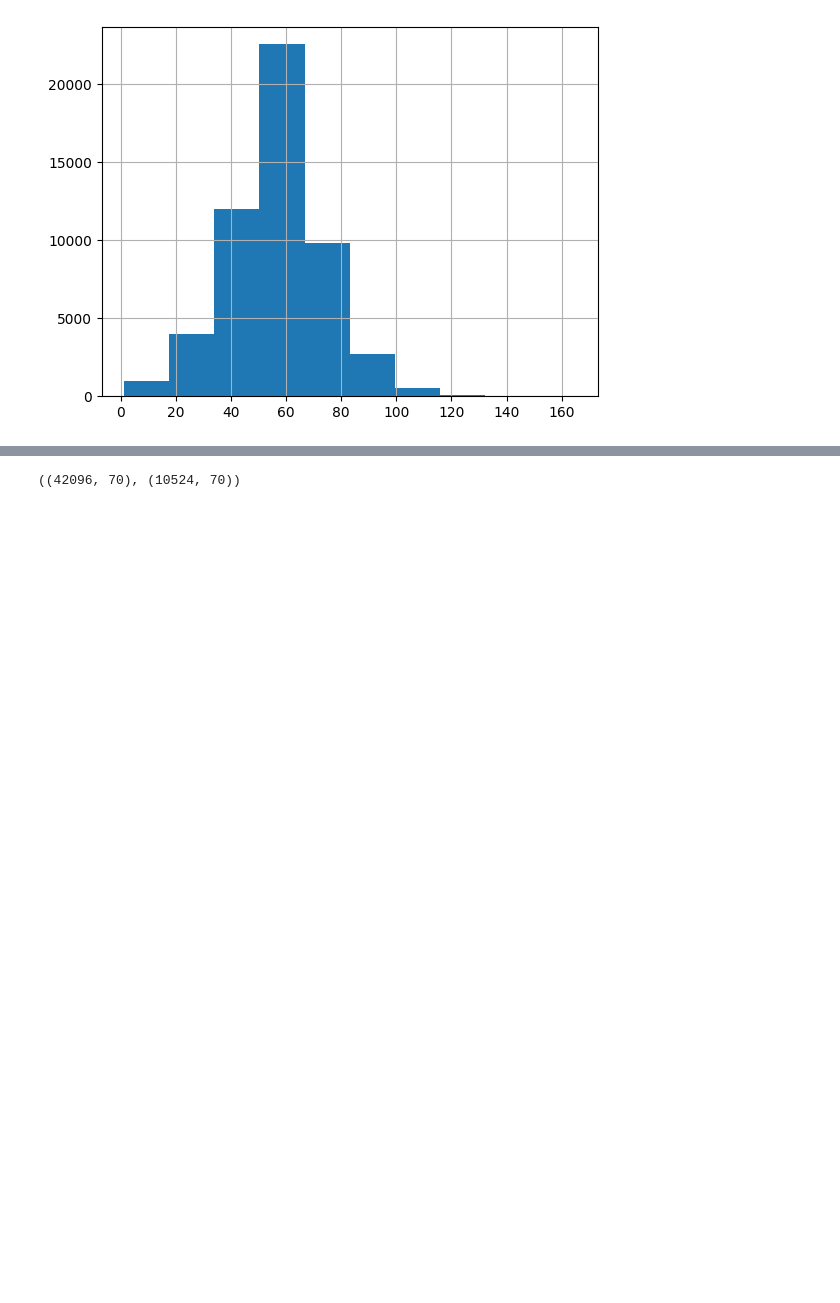
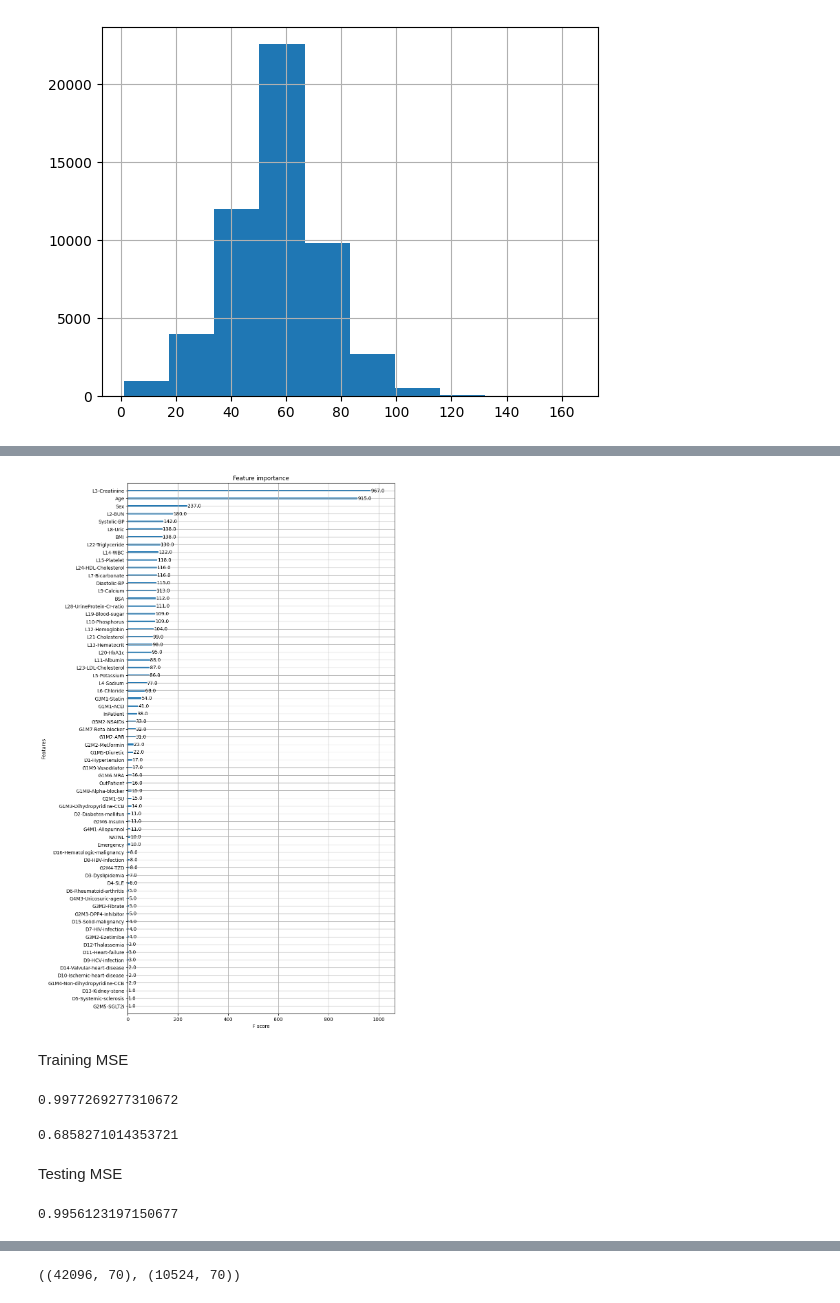
Before and after one commit to Aomaphisara/ULckdresearch2023, a Jupyter notebook: XGBoost_Feature_Importance.ipynb, the cells around one changed output, grey strips where cells are left out. Saved outputs shown, nothing was run; the diff lists cells and outputs as text; code cells hidden in the pictures; blank space fills up the shorter version.

```diff
--- a/XGBoost_Feature_Importance.ipynb
+++ b/XGBoost_Feature_Importance.ipynb
@@ -273,0 +276,28 @@ df['L1-eGFR'].hist()
+# %%
+#selected values
+X=df[['InPatient',
+       'OutPatient', 'Emergency', 'Sex', 'Age', 'NATNL',
+       'G1M2-ARB', 'G3M1-Statin', 'G5M2-NSAIDs',
+       'G1M5-Diuretic', 'G1M7-Beta-blocker', 'G1M3-Dihydropyridine-CCB',
+       'G1M6-MRA', 'G1M1-ACEI', 'G2M2-Metformin', 'G2M3-DPP4-inhibitor',
+       'G2M1-SU', 'G3M3-Fibrate', 'G2M5-SGLT2i', 'G4M1-Allopurinol',
+       'G1M9-Vasodilator', 'G1M8-Alpha-blocker', 'G2M6-Insulin', 'G2M4-TZD',
+       'G4M2-Febuxostat', 'G3M2-Ezetimibe', 'G1M4-Non-dihydropyridine-CCB',
+       'G5M1-Ketoanalog-amino-acid', 'G2M7-GLP1-RA', 'G4M3-Uricosuric-agent',
+      'BMI', 'BSA', 'Diastolic-BP', 'Systolic-BP',
+       'D1-Hypertension', 'D2-Diabetes-mellitus', 'D3-Dyslipidemia', 'D4-SLE',
+       'D5-Systemic-sclerosis', 'D6-Rheumatoid-arthritis', 'D7-HIV-infection',
+       'D8-HBV-infection', 'D9-HCV-infection', 'D10-Ischemic-heart-disease',
+       'D11-Heart-failure', 'D12-Thalassemia', 'D13-Kidney-stone',
+       'D14-Valvular-heart-disease', 'D15-Solid-malignancy',
+       'D16-Hematologic-malignancy', 'L2-BUN', 'L3-Creatinine',
+       'L4-Sodium', 'L5-Potassium', 'L6-Chloride', 'L7-Bicarbonate', 'L8-Uric',
+       'L9-Calcium', 'L10-Phosphorus', 'L11-Albumin', 'L12-Hemoglobin',
+       'L13-Hematocrit', 'L14-WBC', 'L15-Platelet', 'L19-Blood-sugar',
+       'L20-HbA1c', 'L21-Cholesterol', 'L22-Triglyceride',
+       'L23-LDL-Cholesterol', 'L24-HDL-Cholesterol',
+       'L28-UrineProtein-Cr-ratio' ]]
+y=df['L1-eGFR']
+# %%
+# Splitting the dataset into training and testing sets
+X_train, X_test, y_train, y_test = train_test_split(X, y, test_size=0.2, random_state=42)
@@ -273,0 +308,4 @@ df['L1-eGFR'].hist()
+# %%
+# fit model no training data
+model = XGBRegressor()  # Use XGBRegressor for regression tasks
+model.fit(X_train, y_train)
@@ -273,0 +327,10 @@ df['L1-eGFR'].hist()
+# %%
+# plot feature importance
+plot_importance(model)
+pyplot.gcf().set_size_inches(10, 20)
+pyplot.show()
+# %% [output]
+[figure, added]
+# %% [markdown]
+
+Training MSE
@@ -273,0 +341,10 @@ df['L1-eGFR'].hist()
+# %%
+print(r2_score(y_train, pred_train)) # how much variance the model explains?
+# %% [output]
+0.9977269277310672
+# %%
+print(mean_squared_error(y_train, pred_train))
+# %% [output]
+0.6858271014353721
+# %% [markdown]
+Testing MSE
@@ -273,0 +353,4 @@ df['L1-eGFR'].hist()
+# %%
+model.score(X_test, y_test)
+# %% [output]
+0.9956123197150677
```
Also changed, not shown: parts of 13 cells of this notebook.
